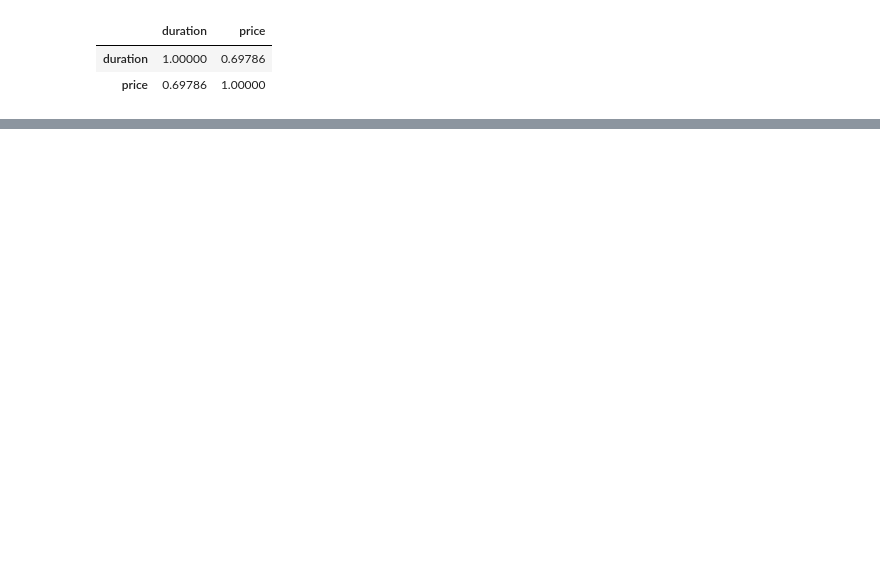
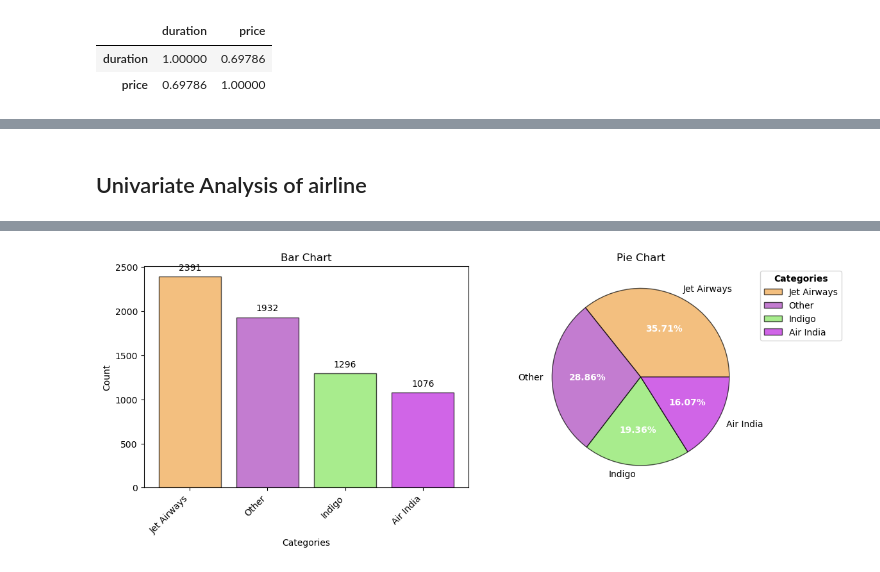
Before and after one commit to Souvik-karmakar/Flight-Price-Prediction, a Jupyter notebook: notebooks/eda.ipynb, the cells around one changed output, grey strips where cells are left out. Cells and saved outputs as stored; diff of their text form; code cells hidden in the pictures; blank space fills up the shorter version.

```diff
--- a/notebooks/eda.ipynb
+++ b/notebooks/eda.ipynb
@@ -227,0 +260,4 @@ eda_helper_functions.cramersV_heatmap(train)
+# %%
+eda_helper_functions.cat_univar_plots(train,'airline',show_wordcloud=False,k=3)
+# %% [output]
+Univariate Analysis of airline
@@ -227,0 +265 @@ eda_helper_functions.cramersV_heatmap(train)
+[figure, added]
```
Also changed, not shown: parts of 27 cells of this notebook.
